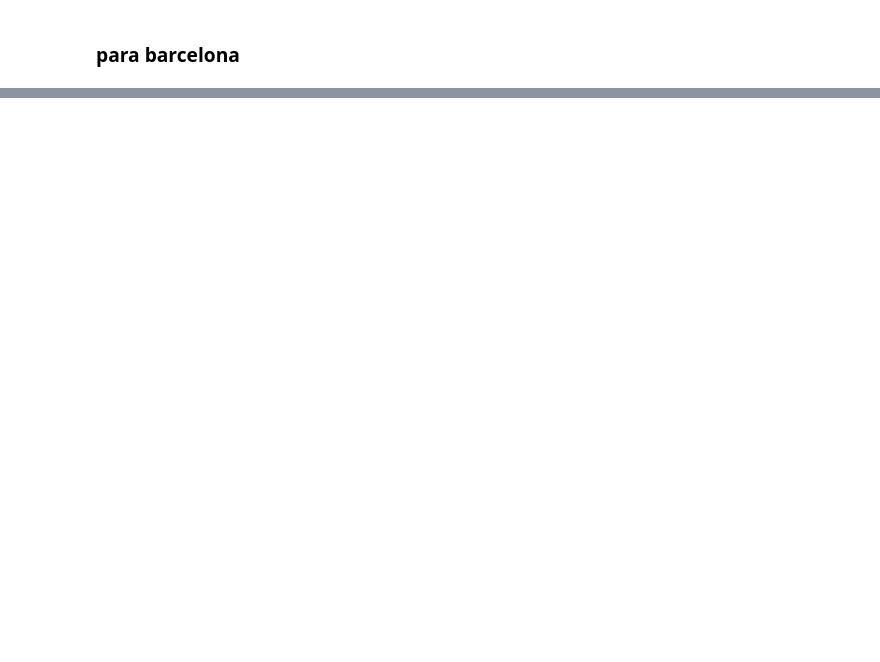
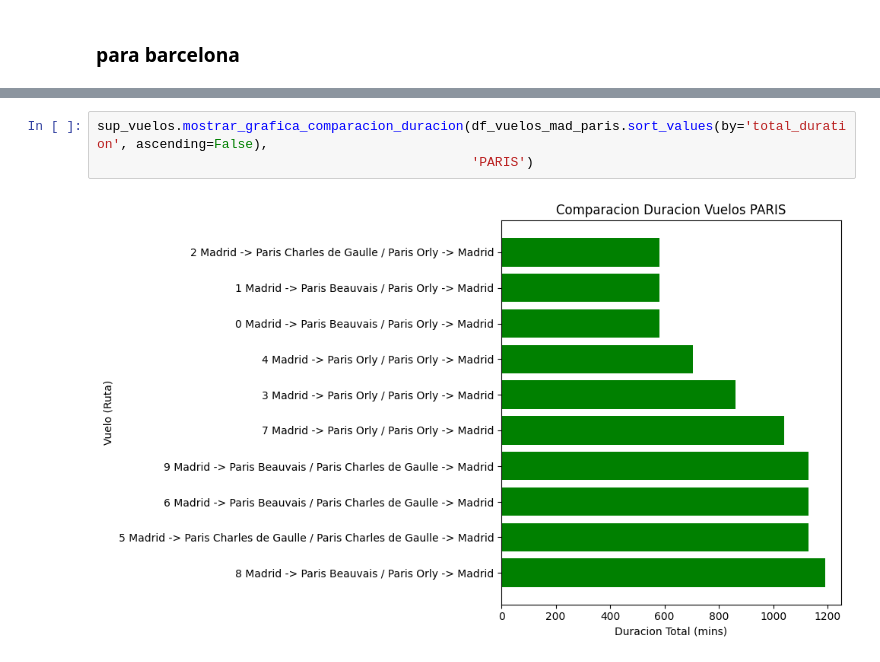
Before and after one commit to joseluisalmendral/Proyecto3-Explorando-Viajes, a Jupyter notebook: vuelos.ipynb, the cells around one changed output, grey strips where cells are left out. Drawn from its saved outputs; the diff is of its cells as text; blank space fills up the shorter version.

```diff
--- a/vuelos.ipynb
+++ b/vuelos.ipynb
@@ -164,0 +80,5 @@ plt.show()
+# %%
+sup_vuelos.mostrar_grafica_comparacion_duracion(df_vuelos_mad_paris.sort_values(by='total_duration', ascending=False),
+                                                'PARIS')
+# %% [output]
+[figure, added]
```
Also changed, not shown: parts of 32 cells of this notebook, 1 other file.
